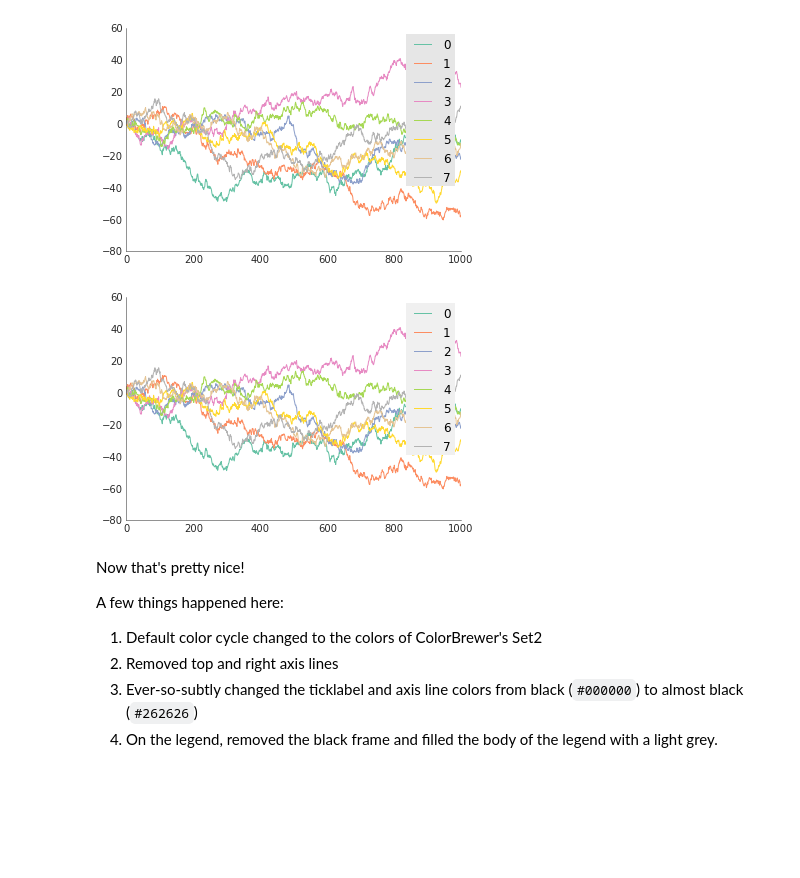
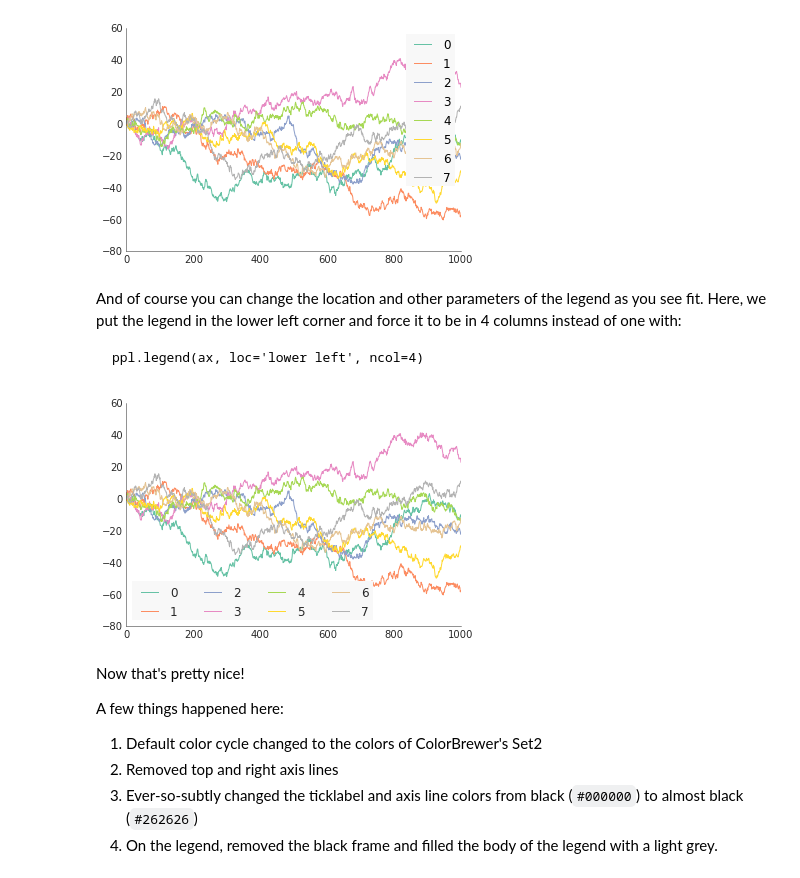
Before and after one commit to olgabot/prettyplotlib, a Jupyter notebook: examples/plot.ipynb, the cells around one changed output. Saved outputs shown, nothing was run; the diff lists cells and outputs as text; code cells hidden in the pictures; blank space fills up the shorter version.

```diff
--- a/examples/plot.ipynb
+++ b/examples/plot.ipynb
@@ -51,34 +128,38 @@ fig.savefig('plot_prettyplotlib_default.png')
 fig.savefig('plot_prettyplotlib_default.pdf')
 # %% [output]
 [figure]
+# %% [markdown]
+And of course you can change the location and other parameters of the legend as you see fit. Here, we put the legend in the lower left corner and force it to be in 4 columns instead of one with:
+
+    ppl.legend(ax, loc='lower left', ncol=4)
 # %%
 import prettyplotlib as ppl
 
 # prettyplotlib imports
 from prettyplotlib import plt
 from prettyplotlib import mpl
 from prettyplotlib import brewer2mpl
 
 # Set the random seed for consistency
 np.random.seed(12)
 
 fig, ax = plt.subplots(1)
 
 # Show the whole color range
 for i in range(8):
     y = np.random.normal(size=1000).cumsum()
     x = np.arange(1000)
 
     # For now, you need to specify both x and y :(
     # Still figuring out how to specify just one
     ppl.plot(ax, x, y, label=str(i))
 
-ppl.legend(ax)
+ppl.legend(ax, loc='lower left', ncol=4)
 
 fig.savefig('plot_prettyplotlib_default.png')
 fig.savefig('plot_prettyplotlib_default.pdf')
 # %% [output]
-[figure, old version]
+[figure, new version]
 # %% [markdown]
 Now that's pretty nice!
 
```
Also changed, not shown: parts of 5 cells of this notebook, 53 other files.
